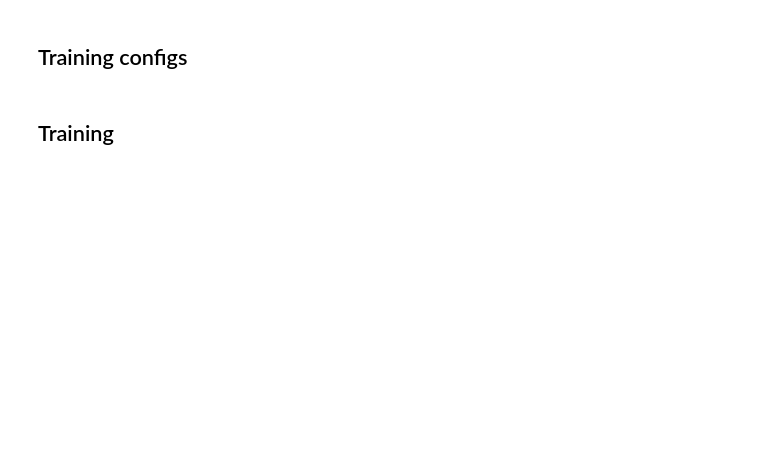
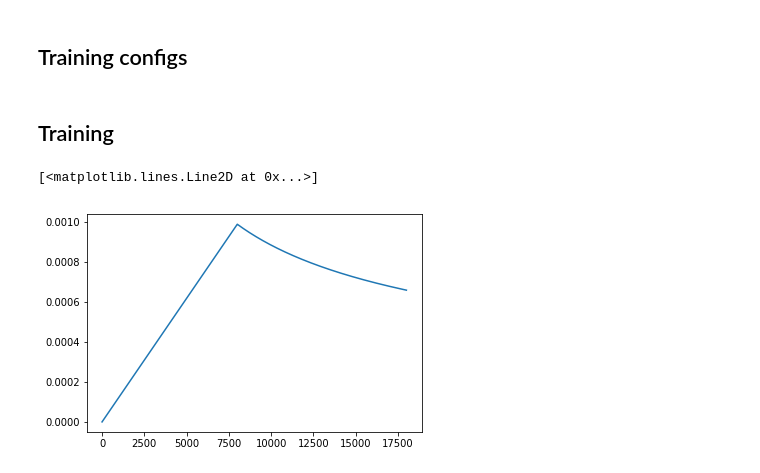
Before and after one commit to dantegates/attention-is-all-you-need, a Jupyter notebook: notebooks/train.ipynb, the cells around one changed output. Saved outputs shown, nothing was run; the diff lists cells and outputs as text; code cells hidden in the pictures; blank space fills up the shorter version.

```diff
--- a/notebooks/train.ipynb
+++ b/notebooks/train.ipynb
@@ -132,7 +164,9 @@ TOKENIZER.vocab_size
 # %%
 %%time
 from tqdm import tqdm_notebook as tqdm
-TOKENIZED_FILES = load_files(tqdm(FILES[:100]), TOKENIZER.encode)
+TRAINING_EXAMPLES = load_files(tqdm(TRAIN_FILES[:1000]), TOKENIZER.encode)
+# sort files by number of tokens to reduce padding
+TRAINING_EXAMPLES = sorted(TRAINING_EXAMPLES, key=lambda x: len(x))
 # %% [output]
 Failed to display Jupyter Widget of type HBox.
 If you're reading this message in the Jupyter Notebook or JupyterLab Notebook, it may mean that the widgets JavaScript is still loading. If this message persists, it likely means that the widgets Java ...
@@ -229,4 +278,4 @@ class SummaryBatchGenerator(BaseBatchGenerator):
 # %%
 %%time
-epoch = SummaryBatchGenerator().generate_epoch(TOKENIZED_FILES, batch_size=TOKENS_PER_BATCH)
+epoch_generator = SummaryBatchGenerator().generate_epoch(TRAINING_EXAMPLES, batch_size=TOKENS_PER_BATCH)
 # %% [output]
@@ -235 +284,3 @@ Wall time: 62.9 µs
+# %%
+epoch = list(epoch_generator)
 # %%
@@ -351,13 +364,13 @@ from keras.callbacks import LearningRateScheduler
 N_HEADS = 8
 N_LAYERS = 4
 D_MODEL = 64*N_HEADS
-SENTENCE_LEN = DECODER_TOTAL_LEN
-VOCAB_SIZE = NUM_WORDS
+SENTENCE_LEN = None
+VOCAB_SIZE = TOKENIZER.vocab_size
 DROPOUT = 0.1
 OUTPUT_ACTIVATION = 'linear'  # temporary workaround for keras bug - see above
 
 # learning rate
-WARMUP_STEPS = 8000
+WARMUP_STEPS = 8_000
 LEARNING_RATE = 0.2
 LEARNING_RATE_SCHEDULER = LRScheduler(D_MODEL, WARMUP_STEPS, LEARNING_RATE)
 
@@ -371,7 +384,7 @@ METRICS = [sparse_categorical_crossentropy]
 LOSS = perplexity
 
 # # batch training
-N_EPOCHS = 1000
+N_EPOCHS = 1_000
 BATCH_SIZE = 32
 CALLBACKS = [LearningRateScheduler(LEARNING_RATE_SCHEDULER.lr)]
 # %% [markdown]
@@ -379,9 +392,13 @@ CALLBACKS = [LearningRateScheduler(LEARNING_RATE_SCHEDULER.lr)]
 # %%
 import matplotlib.pyplot as plt
 %matplotlib inline
-learning_rates = [LRScheduler(D_MODEL, WARMUP_STEPS, LEARNING_RATE).lr()
-                  for _ in range(WARMUP_STEPS+2000)]
+scheduler = LRScheduler(D_MODEL, WARMUP_STEPS, LEARNING_RATE)
+learning_rates = [scheduler.lr()
+                  for _ in range(WARMUP_STEPS+10_000)]
 plt.plot(learning_rates)
+# %% [output]
+[<matplotlib.lines.Line2D at 0x...>]
+[figure, added]
 # %%
 from model import Transformer
 model = Transformer(
```
Also changed, not shown: parts of 21 cells of this notebook.
